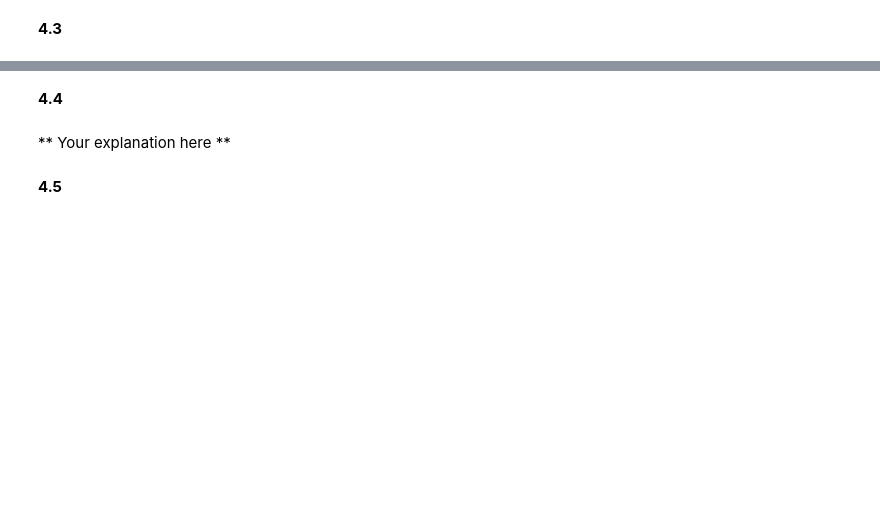
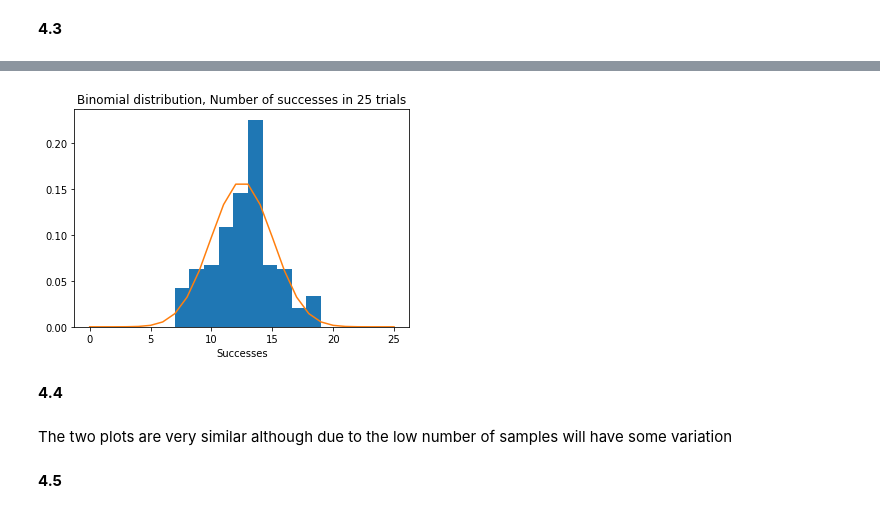
Before and after one commit to HaydenSansum/Preprep, a Jupyter notebook: pretest 2019/IACS_HW0_2019-HS.ipynb, the cells around one changed output, grey strips where cells are left out. Drawn from its saved outputs; the diff is of its cells as text; code cells hidden in the pictures; blank space fills up the shorter version.

```diff
--- a/pretest 2019/IACS_HW0_2019-HS.ipynb
+++ b/pretest 2019/IACS_HW0_2019-HS.ipynb
@@ -856,0 +870,8 @@ np.random.binomial(n, p, size=None)
+# %%
+def sample_binomial2(n, size = 1, p=0.5):
+    outcomes = []
+    for i in range(size):
+        outcomes.append(sp.stats.binom.rvs(n,p))
+    return(outcomes)
+
+sample_binomial2(100,10)
@@ -861,6 +897,14 @@ np.random.binomial(n, p, size=None)
+# %%
+plt.hist(binomial_trials2, density=True)
+plt.plot(x_axis1, binom)
+plt.title("Binomial distribution, Number of successes in 25 trials")
+plt.xlabel("Successes")
+plt.show()
+# %% [output]
+[figure, added]
 # %% [markdown]
 **4.4**
-# %% [markdown]
-** Your explanation here **
+# %% [markdown]
+The two plots are very similar although due to the low number of samples will have some variation
 # %% [markdown]
 **4.5**
```
Also changed, not shown: parts of 17 cells of this notebook.
